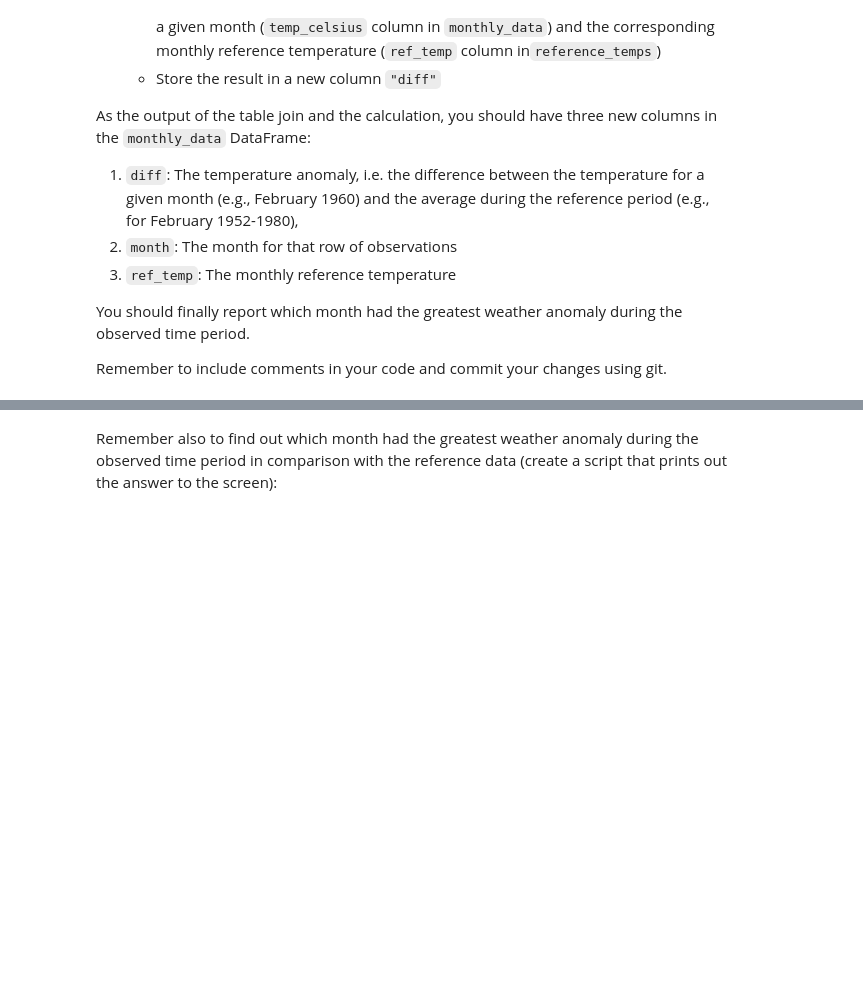
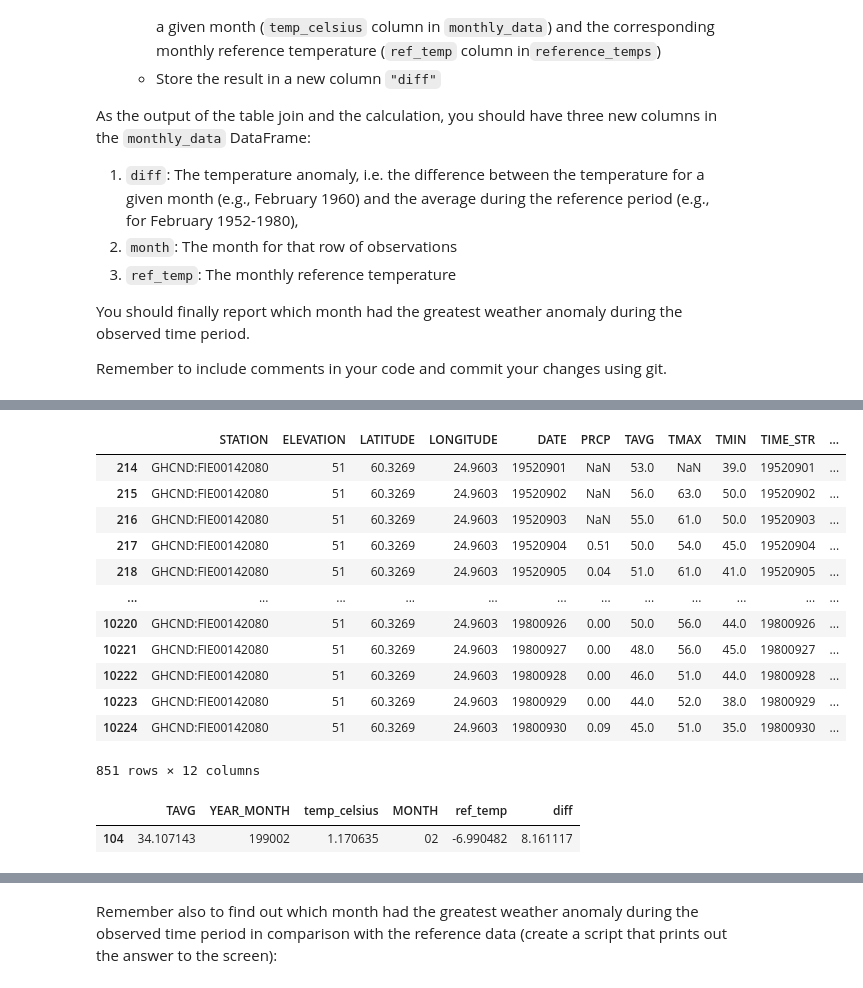
Before and after one commit to arr678/Hels-Exercise-6, a Jupyter notebook: Exercise-6-problems-1-3.ipynb, the cells around one changed output, grey strips where cells are left out. Drawn from its saved outputs; the diff is of its cells as text; code cells hidden in the pictures; blank space fills up the shorter version.

```diff
--- a/Exercise-6-problems-1-3.ipynb
+++ b/Exercise-6-problems-1-3.ipynb
@@ -273,0 +278,36 @@ raise NotImplementedError()
+# %%
+#create month column
+data['MONTH'] = data['TIME_STR'].str.slice(start=4, stop=6)
+
+data.head()
+
+# group the data
+p3_grouped = data.loc[(data['YEAR_MONTH'] >= '195001') & ( data['YEAR_MONTH'] <= '198012')].groupby('MONTH')
+
+# create blank frame
+reference_temps = pd.DataFrame()
+
+# The columns that we want to aggregate
+mean_cols = ['TAVG']
+
+# Iterate over the groups
+for key, group in p3_grouped:
+
+    # Calculate mean
+    mean_values = group[mean_cols].mean()
+
+    #convert to celsius
+    mean_values['ref_temp'] = (mean_values[mean_cols] - 32) * 5/9
+
+  # Add the ´key´ (i.e. the date+time information) into the aggregated values
+    mean_values['MONTH'] = key
+
+    # Append the aggregated values into the DataFrame
+    reference_temps = reference_temps.append(mean_values, ignore_index=True)
+
+
+# create a col called ref_temp and convert fahr to celsius using TAVG
+reference_temps['ref_temp'] = (reference_temps['TAVG'] - 32) * 5/9
+
+# drop the TAVG col
+reference_temps.drop('TAVG', axis='columns', inplace=True)
@@ -273,0 +323,18 @@ raise NotImplementedError()
+# %%
+month = '09'
+group1 = p3_grouped.get_group(month)
+group1
+# %% [output]
+|  | STATION | ELEVATION | LATITUDE | LONGITUDE | DATE | PRCP | TAVG | TMAX | TMIN | TIME_STR | ... |
+| 214 | GHCND:FIE00142080 | 51 | 60.3269 | 24.9603 | 19520901 | NaN | 53.0 | NaN | 39.0 | 19520901 | ... |
+| 215 | GHCND:FIE00142080 | 51 | 60.3269 | 24.9603 | 19520902 | NaN | 56.0 | 63.0 | 50.0 | 19520902 | ... |
+| 216 | GHCND:FIE00142080 | 51 | 60.3269 | 24.9603 | 19520903 | NaN | 55.0 | 61.0 | 50.0 | 19520903 | ... |
+| 217 | GHCND:FIE00142080 | 51 | 60.3269 | 24.9603 | 19520904 | 0.51 | 50.0 | 54.0 | 45.0 | 19520904 | ... |
+| 218 | GHCND:FIE00142080 | 51 | 60.3269 | 24.9603 | 19520905 | 0.04 | 51.0 | 61.0 | 41.0 | 19520905 | ... |
+| ... | ... | ... | ... | ... | ... | ... | ... | ... | ... | ... | ... |
+| 10220 | GHCND:FIE00142080 | 51 | 60.3269 | 24.9603 | 19800926 | 0.00 | 50.0 | 56.0 | 44.0 | 19800926 | ... |
+| 10221 | GHCND:FIE00142080 | 51 | 60.3269 | 24.9603 | 19800927 | 0.00 | 48.0 | 56.0 | 45.0 | 19800927 | ... |
+| 10222 | GHCND:FIE00142080 | 51 | 60.3269 | 24.9603 | 19800928 | 0.00 | 46.0 | 51.0 | 44.0 | 19800928 | ... |
+| 10223 | GHCND:FIE00142080 | 51 | 60.3269 | 24.9603 | 19800929 | 0.00 | 44.0 | 52.0 | 38.0 | 19800929 | ... |
+| 10224 | GHCND:FIE00142080 | 51 | 60.3269 | 24.9603 | 19800930 | 0.09 | 45.0 | 51.0 | 35.0 | 19800930 | ... |
+851 rows × 12 columns
@@ -274,3 +350,8 @@ raise NotImplementedError()
+# %%
+report
+# %% [output]
+|  | TAVG | YEAR_MONTH | temp_celsius | MONTH | ref_temp | diff |
+| 104 | 34.107143 | 199002 | 1.170635 | 02 | -6.990482 | 8.161117 |
 # %%
 # Check the monthly data:
 monthly_data.head()
```
Also changed, not shown: parts of 10 cells of this notebook.
